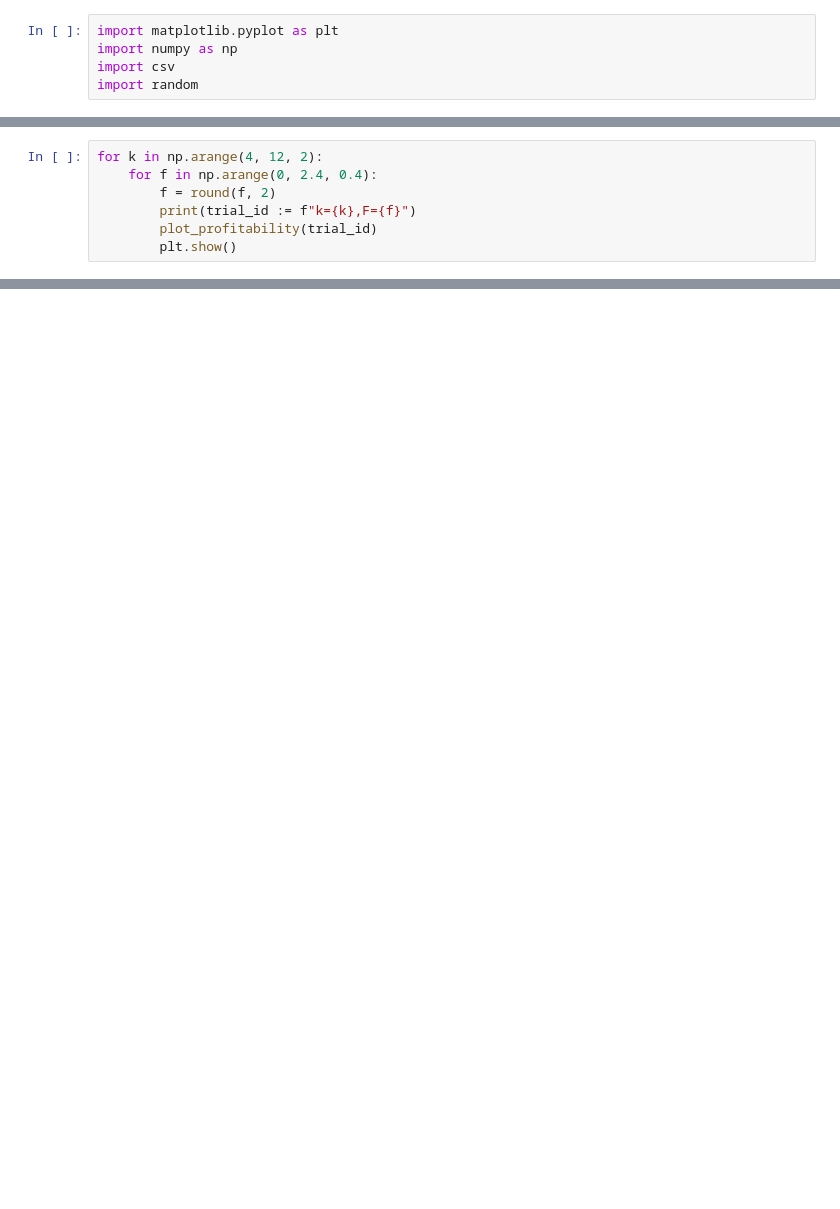
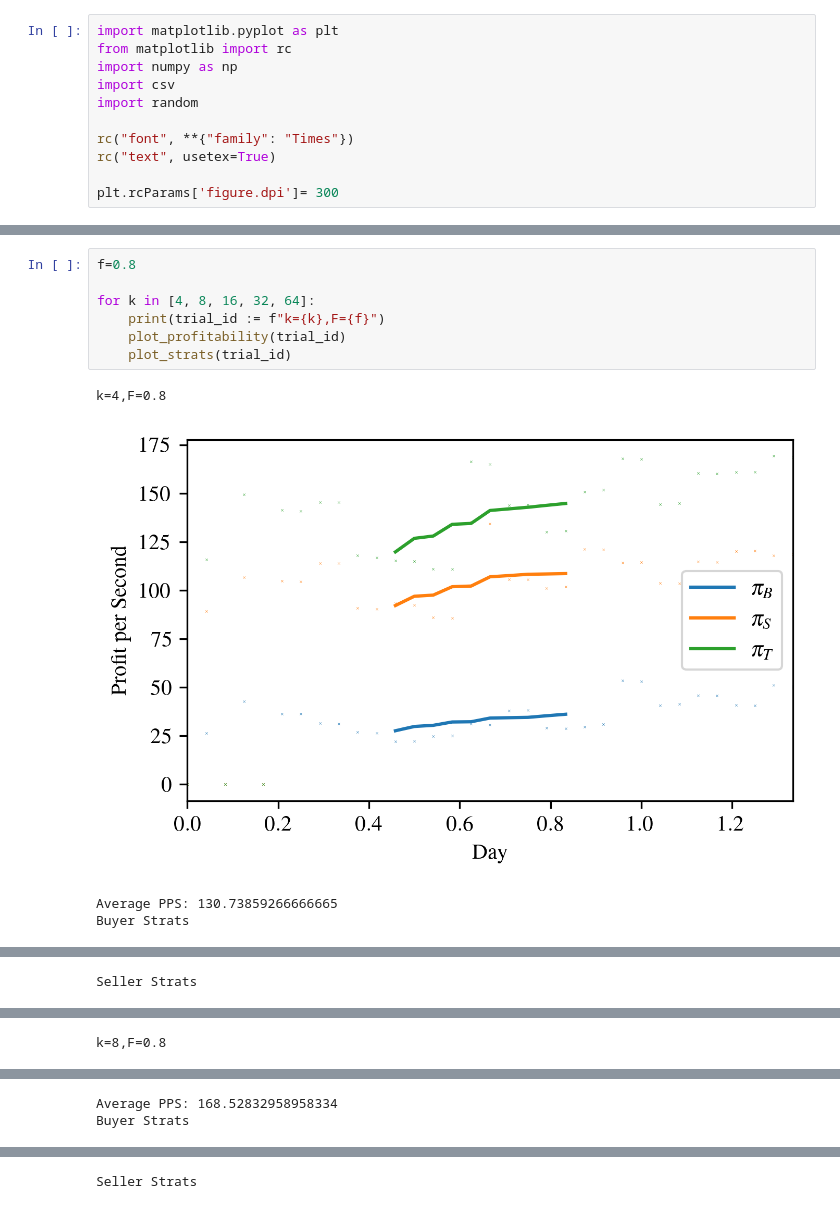
Before and after one commit to georgeherbert/prde-trading-strategy, a Jupyter notebook: BristolStockExchange-1.7.1-beta/_visualise.ipynb, the cells around one changed output, grey strips where cells are left out. Cells and saved outputs as stored; diff of their text form; blank space fills up the shorter version.

```diff
--- a/BristolStockExchange-1.7.1-beta/_visualise.ipynb
+++ b/BristolStockExchange-1.7.1-beta/_visualise.ipynb
@@ -1,8 +1,14 @@
 # %%
 import matplotlib.pyplot as plt
+from matplotlib import rc
 import numpy as np
 import csv
 import random
+
+rc("font", **{"family": "Times"})
+rc("text", usetex=True)
+
+plt.rcParams['figure.dpi']= 300
 # %%
 # Use this to plot trades of a single experiment
 def plot_trades(trial_id):
@@ -179,7 +251,0 @@ def plot_profitability(trial_id):
-# %%
-for k in np.arange(4, 12, 2):
-    for f in np.arange(0, 2.4, 0.4):
-        f = round(f, 2)
-        print(trial_id := f"k={k},F={f}")
-        plot_profitability(trial_id)
-        plt.show()
@@ -205,0 +252,12 @@ k=4,F=2.0
+# %%
+f=0.8
+
+for k in [4, 8, 16, 32, 64]:
+    print(trial_id := f"k={k},F={f}")
+    plot_profitability(trial_id)
+    plot_strats(trial_id)
+# %% [output]
+k=4,F=0.8
+[figure, added]
+Average PPS: 130.73859266666665
+Buyer Strats
@@ -205,0 +265 @@ k=4,F=2.0
+Seller Strats
@@ -205,0 +267 @@ k=4,F=2.0
+k=8,F=0.8
@@ -205,0 +269,2 @@ k=4,F=2.0
+Average PPS: 168.52832958958334
+Buyer Strats
@@ -205,0 +272 @@ k=4,F=2.0
+Seller Strats
```
Also changed, not shown: parts of 3 cells of this notebook, 3 other files.
